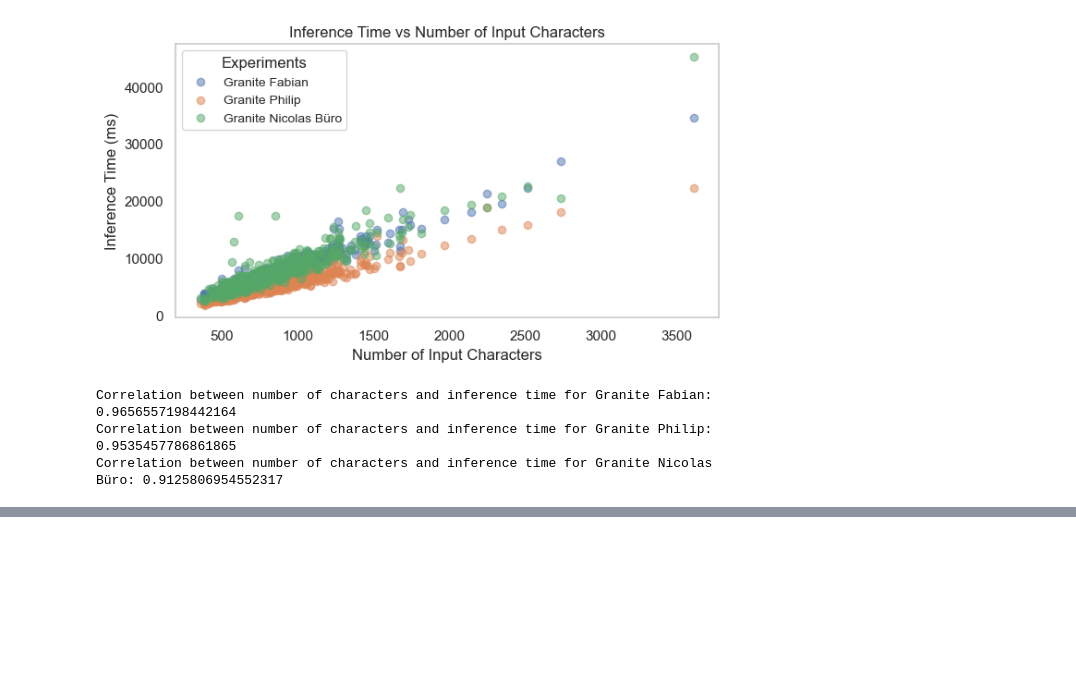
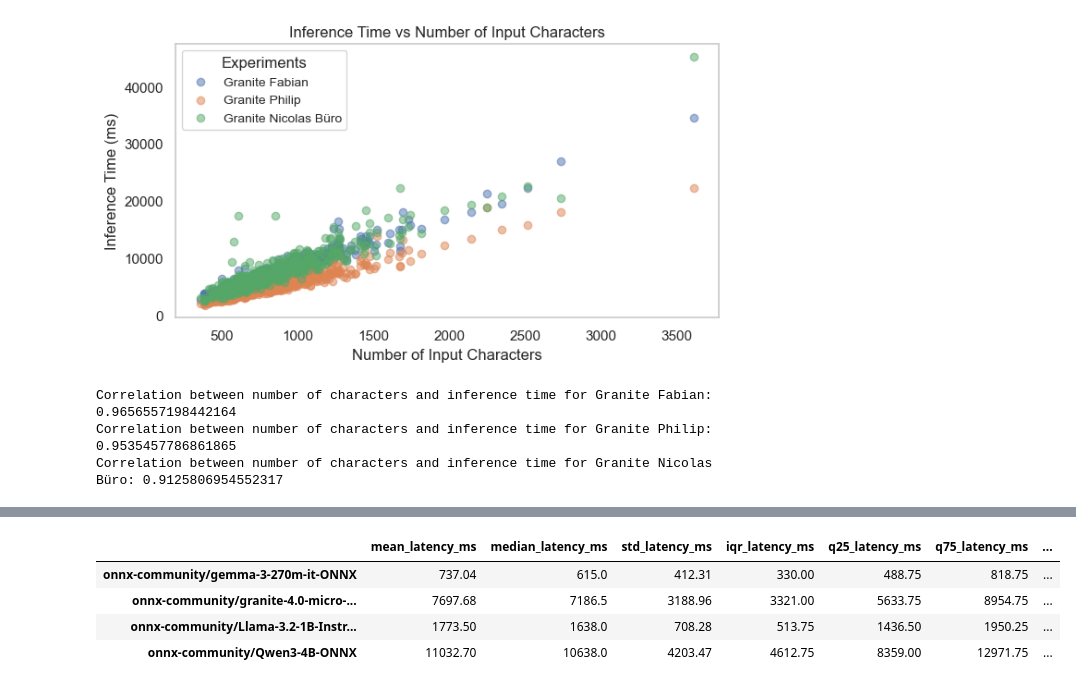
Before and after one commit to fabianHueni/UNIBE_MSGAI_HS25_Project, a Jupyter notebook: analyse/analyse_latency_data.ipynb, the cells around one changed output, grey strips where cells are left out. Cells and saved outputs as stored; diff of their text form; code cells hidden in the pictures; blank space fills up the shorter version.

```diff
--- a/analyse/analyse_latency_data.ipynb
+++ b/analyse/analyse_latency_data.ipynb
@@ -166,0 +195,45 @@ Correlation between number of characters and inference time for Granite Nicolas
+# %%
+# python
+def analyze_latency_statistics_for_one_device(name: str) -> pd.DataFrame:
+    # filter all the raw dataframes which contain name in their key (e.g. 'fabian' for all datasets from fabian)
+    subset_raw_df = {key: df for key, df in raw_dfs.items() if name in key}
+
+    latency_stats = {}
+    for key, df in subset_raw_df.items():
+        if 'inference_time_ms' not in df.columns:
+            continue
+
+        series = df['inference_time_ms'].dropna()
+        mean_latency = series.mean()
+        median_latency = series.median()
+        std_latency = series.std()
+        q25 = series.quantile(0.25)
+        q75 = series.quantile(0.75)
+        iqr_latency = q75 - q25
+
+        mean_accuracy = df['exact_match'].mean() if 'exact_match' in df.columns else None
+        device_model = df['device_model'].iloc[0] if 'device_model' in df.columns and len(df['device_model']) > 0 else key
+
+
+        latency_stats[device_model] = {
+            'mean_latency_ms': round(mean_latency, 2),
+            'median_latency_ms': round(median_latency, 2),
+            'std_latency_ms': round(std_latency, 2),
+            'iqr_latency_ms': round(iqr_latency, 2),
+            'q25_latency_ms': round(q25, 2),
+            'q75_latency_ms': round(q75, 2),
+            'mean_accuracy': round(mean_accuracy, 2),
+            'dataset_name': key
+        }
+
+    # convert to a dataframe
+    return pd.DataFrame.from_dict(latency_stats, orient='index')
+# %%
+# print the dataframe
+analyze_latency_statistics_for_one_device('fabian')
+# %% [output]
+|  | mean_latency_ms | median_latency_ms | std_latency_ms | iqr_latency_ms | q25_latency_ms | q75_latency_ms | ... |
+| onnx-community/gemma-3-270m-it-ONNX | 737.04 | 615.0 | 412.31 | 330.00 | 488.75 | 818.75 | ... |
+| onnx-community/granite-4.0-micro-... | 7697.68 | 7186.5 | 3188.96 | 3321.00 | 5633.75 | 8954.75 | ... |
+| onnx-community/Llama-3.2-1B-Instr... | 1773.50 | 1638.0 | 708.28 | 513.75 | 1436.50 | 1950.25 | ... |
+| onnx-community/Qwen3-4B-ONNX | 11032.70 | 10638.0 | 4203.47 | 4612.75 | 8359.00 | 12971.75 | ... |
```
Also changed, not shown: parts of 11 cells of this notebook.
